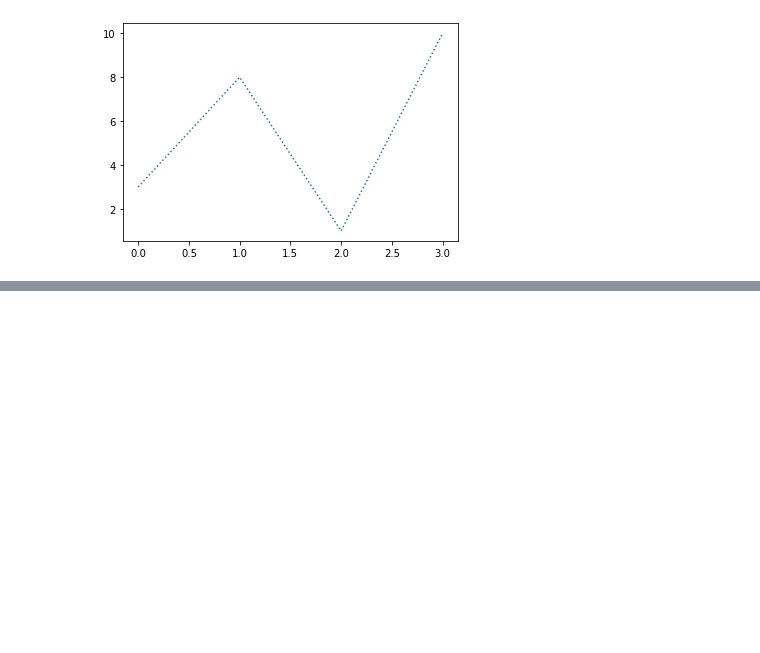
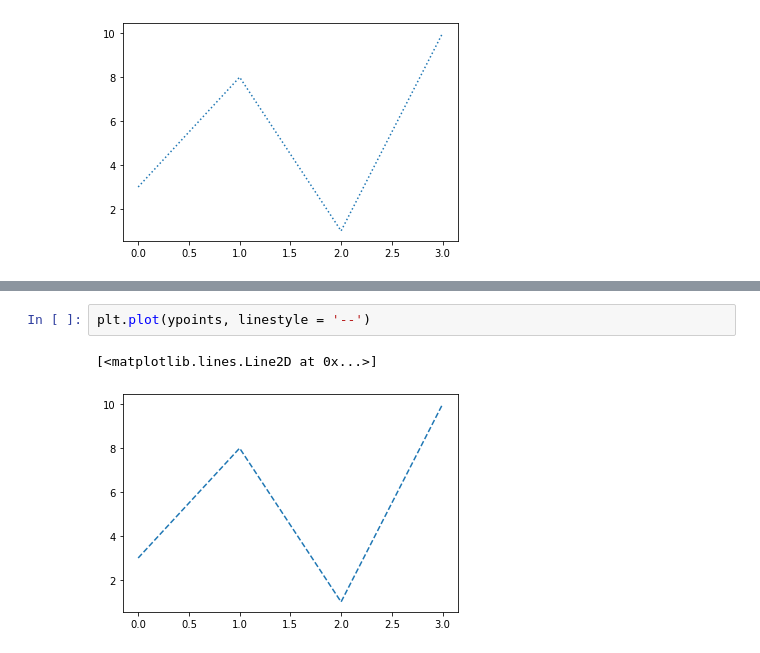
Before and after one commit to rajaramgautam/numpy-pandas-visualization-exercises, a Jupyter notebook: numpy-pandas-visualization-exercises/matplotlib_tutorial_w3_school.ipynb, the cells around one changed output, grey strips where cells are left out. Saved outputs shown, nothing was run; the diff lists cells and outputs as text; blank space fills up the shorter version.

```diff
--- a/numpy-pandas-visualization-exercises/matplotlib_tutorial_w3_school.ipynb
+++ b/numpy-pandas-visualization-exercises/matplotlib_tutorial_w3_school.ipynb
@@ -214,0 +228,5 @@ plt.show()
+# %%
+plt.plot(ypoints, linestyle = '--')
+# %% [output]
+[<matplotlib.lines.Line2D at 0x...>]
+[figure, added]
```
Also changed, not shown: parts of 3 cells of this notebook.
